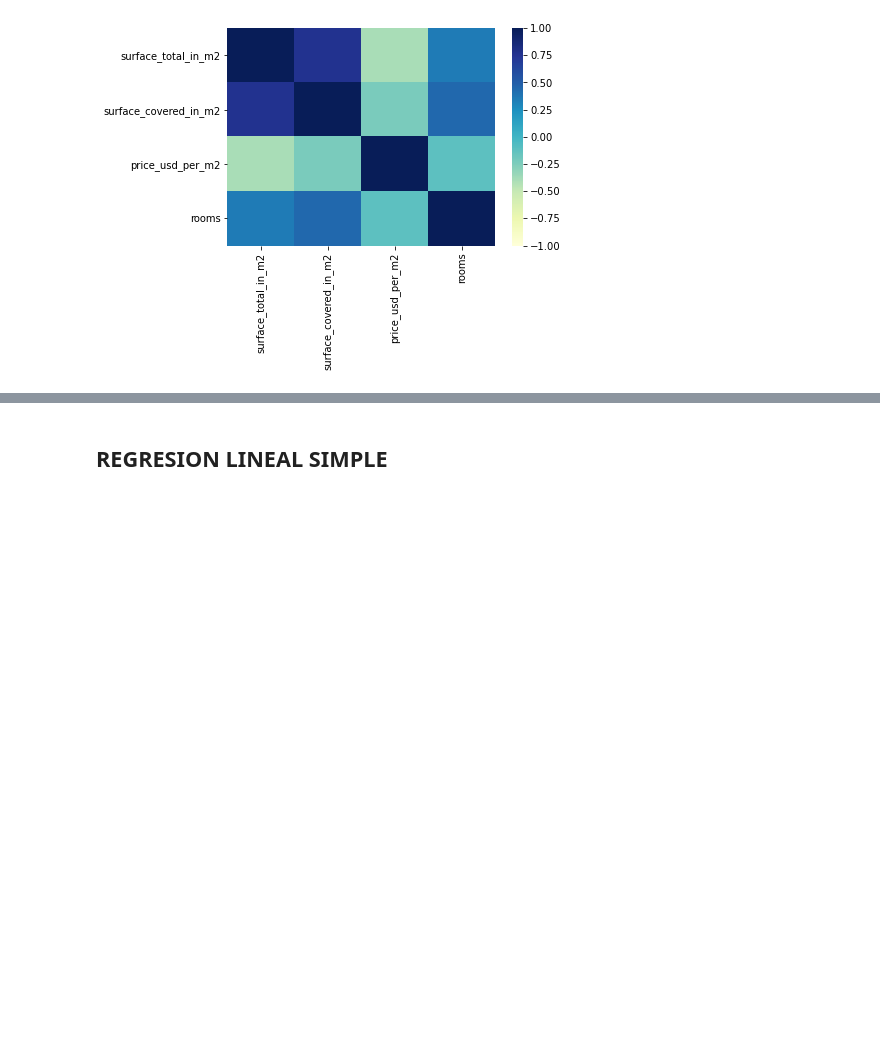
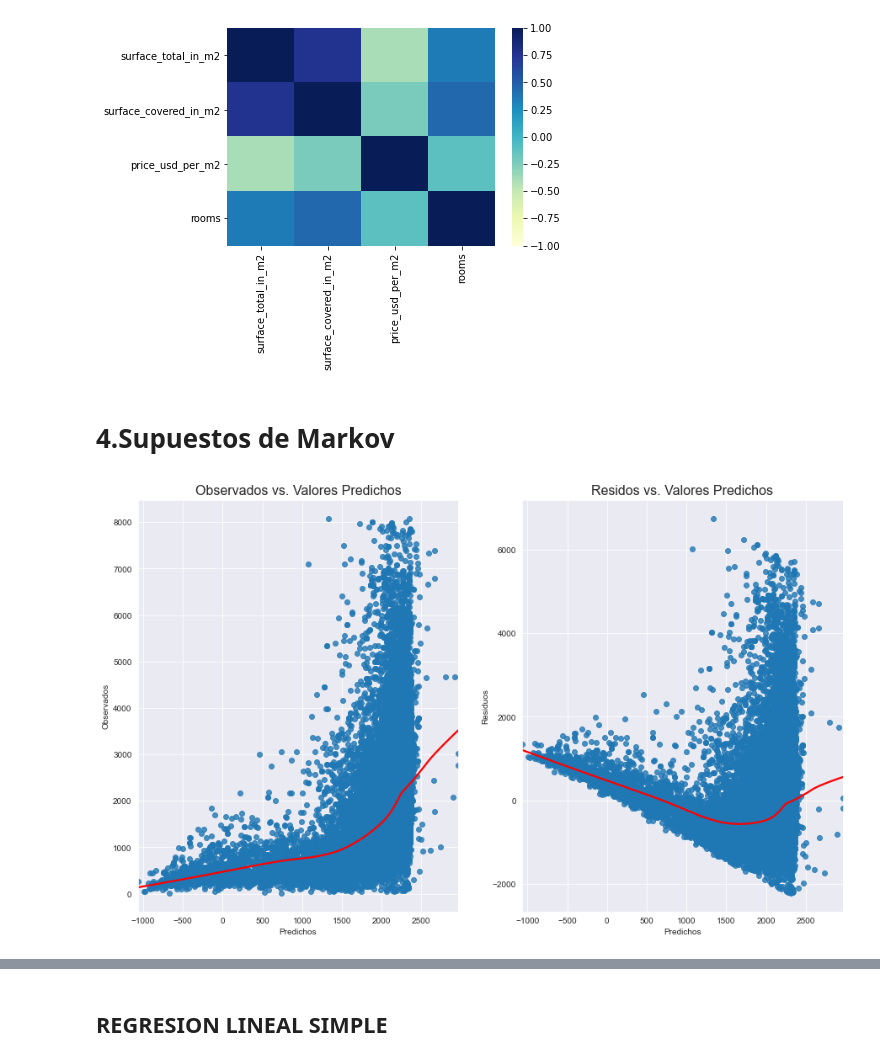
Before and after one commit to szl30n/ProyectosDHDS, a Jupyter notebook: TP2/Maela.ipynb, the cells around one changed output, grey strips where cells are left out. Saved outputs shown, nothing was run; the diff lists cells and outputs as text; code cells hidden in the pictures; blank space fills up the shorter version.

```diff
--- a/TP2/Maela.ipynb
+++ b/TP2/Maela.ipynb
@@ -475,3 +475,46 @@ sns.heatmap(data.iloc[:, :4].corr(), vmin=-1, vmax=1, center=0, cmap="YlGnBu")
 # %% [output]
 <AxesSubplot:>
 [figure]
+# %% [markdown]
+# **4.Supuestos de Markov**
+# %%
+#linearidad del modelo
+import seaborn as sns
+import matplotlib.pyplot as plt
+import statsmodels.api as sm
+
+sns.set_style('darkgrid')
+sns.mpl.rcParams['figure.figsize'] = (15.0, 9.0)
+
+def linearity_test(features, target):
+    '''
+    funcion para visualizar e identificar supuestos de linealidad sobre la regression lineal
+
+    Args:
+    * model - fitted OLS model from statsmodels
+    * y - observed values
+    '''
+    X = data[features]
+    y = data[target]
+
+    # Tenemos que agregar explícitamente a una constante:
+    X = sm.add_constant(X)
+
+    model = sm.OLS(y, X).fit()
+
+    fitted_vals = model.predict()
+    resids = model.resid
+
+    fig, ax = plt.subplots(1,2)
+
+    sns.regplot(x=fitted_vals, y=y, lowess=True, ax=ax[0], line_kws={'color': 'red'})
+    ax[0].set_title('Observados vs. Valores Predichos', fontsize=16)
+    ax[0].set(xlabel='Predichos', ylabel='Observados')
+
+    sns.regplot(x=fitted_vals, y=resids, lowess=True, ax=ax[1], line_kws={'color': 'red'})
+    ax[1].set_title('Residos vs. Valores Predichos', fontsize=16)
+    ax[1].set(xlabel='Predichos', ylabel='Residuos')
+# %%
+linearity_test(['surface_total_in_m2','surface_covered_in_m2','rooms'], ["price_usd_per_m2"])
+# %% [output]
+[figure, added]
```
Also changed, not shown: parts of 19 cells of this notebook.
